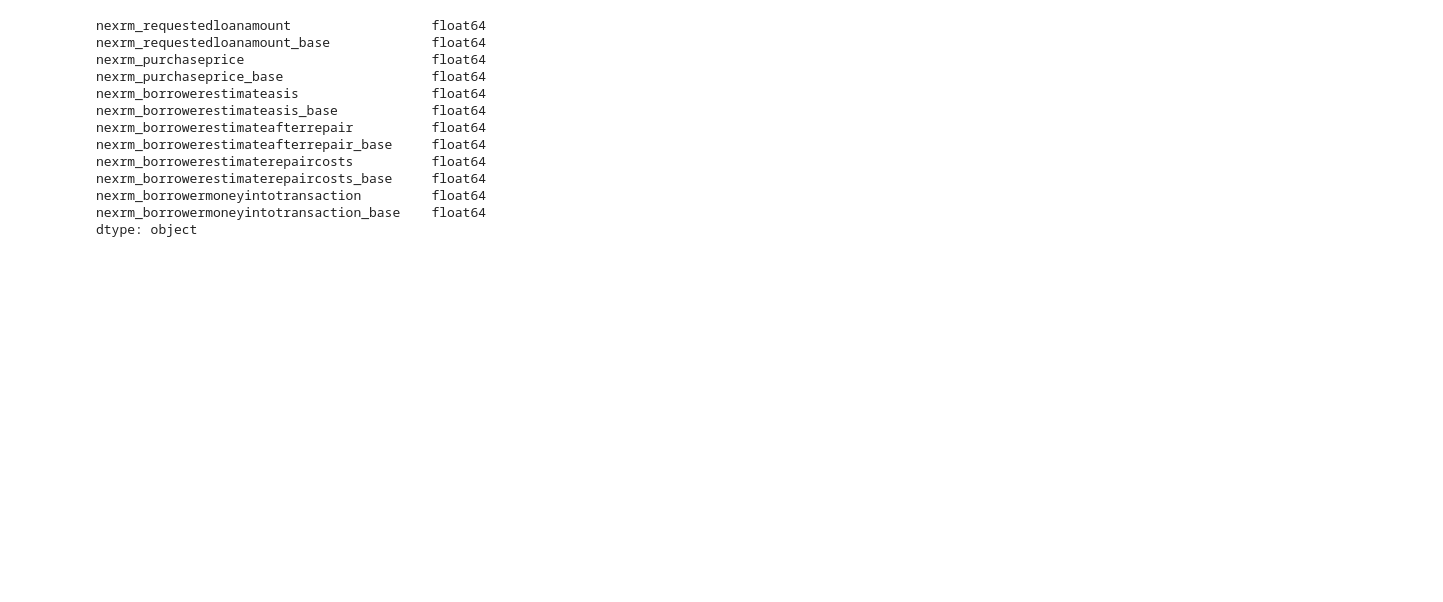
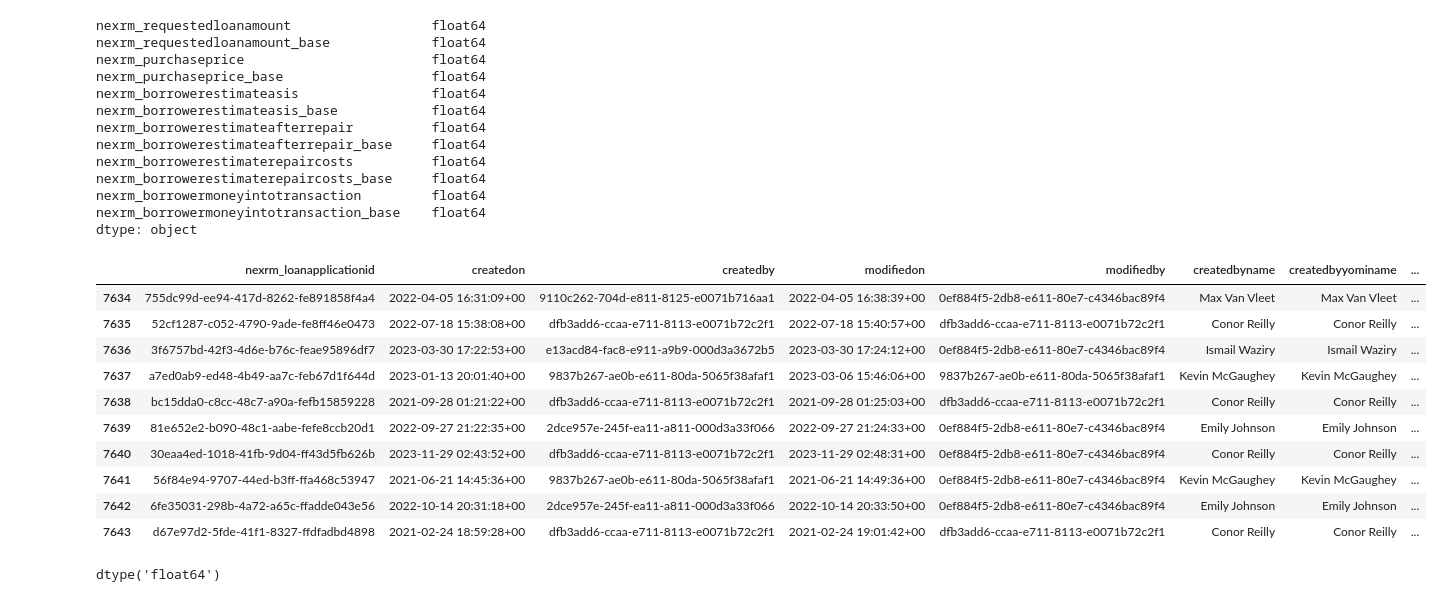
Before and after one commit to dliuu/wcp_data_migration, a Jupyter notebook: clean_loanapps.ipynb, the cells around one changed output. Cells and saved outputs as stored; diff of their text form; code cells hidden in the pictures; blank space fills up the shorter version.

Commit message:
loanapps v1

```diff
--- a/clean_loanapps.ipynb
+++ b/clean_loanapps.ipynb
@@ -21,7 +21,9 @@ df['nexrm_purchaseprice_base'] = raw_df['nexrm_purchaseprice_base']
 convert_to_ints = ['nexrm_requestedloanamount', 'nexrm_requestedloanamount_base', 'nexrm_purchaseprice', 'nexrm_purchaseprice_base', 'nexrm_borrowerestimateasis',
                     'nexrm_borrowerestimateasis_base', 'nexrm_borrowerestimateafterrepair', 'nexrm_borrowerestimateafterrepair_base',
                     'nexrm_borrowerestimaterepaircosts', 'nexrm_borrowerestimaterepaircosts_base',
-                    'nexrm_borrowermoneyintotransaction', 'nexrm_borrowermoneyintotransaction_base']
+                    'nexrm_borrowermoneyintotransaction', 'nexrm_borrowermoneyintotransaction_base', 'nexrm_wcploanamount',
+                    'nexrm_closingfee', 'nexrm_wcpvalue', 'nexrm_constructiondraw', 'nexrm_requestedconstructionloanamoun', 'nexrm_commitmentfee',
+                    'wcp_downpayment']
 
 
 df[convert_to_ints].dropna(axis=0, inplace=True)
@@ -85,3 +87,23 @@ nexrm_borrowerestimaterepaircosts_base     float64
 nexrm_borrowermoneyintotransaction         float64
 nexrm_borrowermoneyintotransaction_base    float64
 dtype: object
+# %%
+df.tail(10)
+# %% [output]
+|  | nexrm_loanapplicationid | createdon | createdby | modifiedon | modifiedby | createdbyname | createdbyyominame | ... |
+| 7634 | 755dc99d-ee94-417d-8262-fe891858f4a4 | 2022-04-05 16:31:09+00 | 9110c262-704d-e811-8125-e0071b716aa1 | 2022-04-05 16:38:39+00 | 0ef884f5-2db8-e611-80e7-c4346bac89f4 | Max Van Vleet | Max Van Vleet | ... |
+| 7635 | 52cf1287-c052-4790-9ade-fe8ff46e0473 | 2022-07-18 15:38:08+00 | dfb3add6-ccaa-e711-8113-e0071b72c2f1 | 2022-07-18 15:40:57+00 | dfb3add6-ccaa-e711-8113-e0071b72c2f1 | Conor Reilly | Conor Reilly | ... |
+| 7636 | 3f6757bd-42f3-4d6e-b76c-feae95896df7 | 2023-03-30 17:22:53+00 | e13acd84-fac8-e911-a9b9-000d3a3672b5 | 2023-03-30 17:24:12+00 | 0ef884f5-2db8-e611-80e7-c4346bac89f4 | Ismail Waziry | Ismail Waziry | ... |
+| 7637 | a7ed0ab9-ed48-4b49-aa7c-feb67d1f644d | 2023-01-13 20:01:40+00 | 9837b267-ae0b-e611-80da-5065f38afaf1 | 2023-03-06 15:46:06+00 | 9837b267-ae0b-e611-80da-5065f38afaf1 | Kevin McGaughey | Kevin McGaughey | ... |
+| 7638 | bc15dda0-c8cc-48c7-a90a-fefb15859228 | 2021-09-28 01:21:22+00 | dfb3add6-ccaa-e711-8113-e0071b72c2f1 | 2021-09-28 01:25:03+00 | dfb3add6-ccaa-e711-8113-e0071b72c2f1 | Conor Reilly | Conor Reilly | ... |
+| 7639 | 81e652e2-b090-48c1-aabe-fefe8ccb20d1 | 2022-09-27 21:22:35+00 | 2dce957e-245f-ea11-a811-000d3a33f066 | 2022-09-27 21:24:33+00 | 0ef884f5-2db8-e611-80e7-c4346bac89f4 | Emily Johnson | Emily Johnson | ... |
+| 7640 | 30eaa4ed-1018-41fb-9d04-ff43d5fb626b | 2023-11-29 02:43:52+00 | dfb3add6-ccaa-e711-8113-e0071b72c2f1 | 2023-11-29 02:48:31+00 | 0ef884f5-2db8-e611-80e7-c4346bac89f4 | Conor Reilly | Conor Reilly | ... |
+| 7641 | 56f84e94-9707-44ed-b3ff-ffa468c53947 | 2021-06-21 14:45:36+00 | 9837b267-ae0b-e611-80da-5065f38afaf1 | 2021-06-21 14:49:36+00 | 0ef884f5-2db8-e611-80e7-c4346bac89f4 | Kevin McGaughey | Kevin McGaughey | ... |
+| 7642 | 6fe35031-298b-4a72-a65c-ffadde043e56 | 2022-10-14 20:31:18+00 | 2dce957e-245f-ea11-a811-000d3a33f066 | 2022-10-14 20:33:50+00 | 0ef884f5-2db8-e611-80e7-c4346bac89f4 | Emily Johnson | Emily Johnson | ... |
+| 7643 | d67e97d2-5fde-41f1-8327-ffdfadbd4898 | 2021-02-24 18:59:28+00 | dfb3add6-ccaa-e711-8113-e0071b72c2f1 | 2021-02-24 19:01:42+00 | dfb3add6-ccaa-e711-8113-e0071b72c2f1 | Conor Reilly | Conor Reilly | ... |
+# %%
+#df['nexrm_loanterm'].dtype
+#df['nexrm_loanpoints'].dtype
+df['nexrm_purchaseprice'].dtype
+# %% [output]
+dtype('float64')
```
Also changed, not shown: parts of 1 cell of this notebook, 1 other file.
